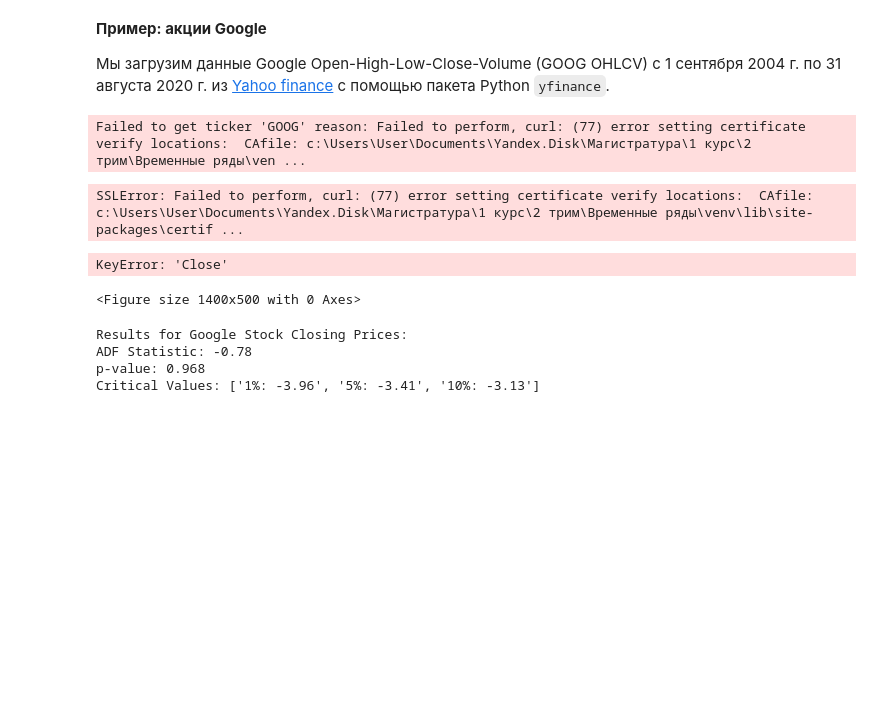
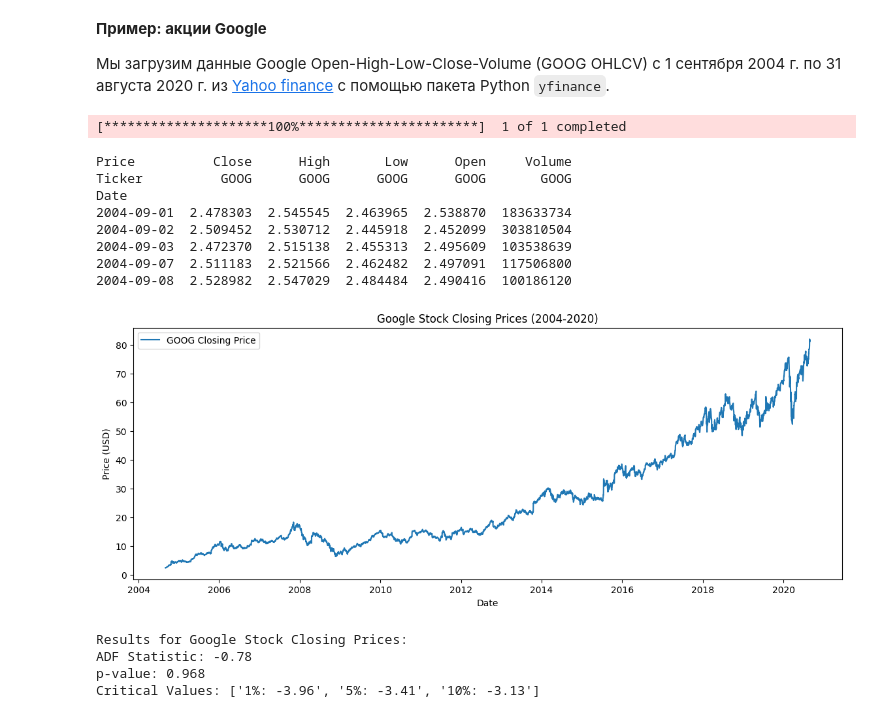
Before and after one commit to RinatHar/TimeSeries, a Jupyter notebook: 6 unit_root_hurst.ipynb, the cells around one changed output. Saved outputs shown, nothing was run; the diff lists cells and outputs as text; code cells hidden in the pictures; blank space fills up the shorter version.

```diff
--- a/6 unit_root_hurst.ipynb
+++ b/6 unit_root_hurst.ipynb
@@ -331,30 +329,30 @@ Critical Values: ['1%: -4.00', '5%: -3.43', '10%: -3.14']
 # %%
 import yfinance as yf
 
-def get_data(tickerSymbol, period, start, end):
+def get_data(ticker, start, end):
+    return yf.download(ticker, start=start, end=end)
 
-    # Get data on the ticker
-    tickerData = yf.Ticker(tickerSymbol)
-
-    # Get the historical prices for this ticker
-    tickerDf = tickerData.history(period=period, start=start, end=end)
-
-    return tickerDf
-
-data = get_data('GOOG', period='1d', start='2004-09-01', end='2020-08-31')
+data = get_data('GOOG', '2004-09-01', '2020-08-31')
+print(data.head())
 # %% [output]
-Failed to get ticker 'GOOG' reason: Failed to perform, curl: (77) error setting certificate verify locations:  CAfile: c:\Users\User\Documents\Yandex.Disk\Магистратура\1 курс\2 трим\Временные ряды\ven ...
+[*********************100%***********************]  1 of 1 completed
-SSLError: Failed to perform, curl: (77) error setting certificate verify locations:  CAfile: c:\Users\User\Documents\Yandex.Disk\Магистратура\1 курс\2 трим\Временные ряды\venv\lib\site-packages\certif ...
+Price          Close      High       Low      Open     Volume
+Ticker          GOOG      GOOG      GOOG      GOOG       GOOG
+Date
+2004-09-01  2.478303  2.545545  2.463965  2.538870  183633734
+2004-09-02  2.509452  2.530712  2.445918  2.452099  303810504
+2004-09-03  2.472370  2.515138  2.455313  2.495609  103538639
+2004-09-07  2.511183  2.521566  2.462482  2.497091  117506800
+2004-09-08  2.528982  2.547029  2.484484  2.490416  100186120
 # %%
 # Plotting the Closing Prices
 plt.figure(figsize=(14, 5))
-plt.plot(data['Close'], label='GOOG Closing Price')
+plt.plot(data, label='GOOG Closing Price')
 plt.title('Google Stock Closing Prices (2004-2020)')
 plt.xlabel('Date')
 plt.ylabel('Price (USD)')
 plt.legend();
 # %% [output]
-KeyError: 'Close'
-<Figure size 1400x500 with 0 Axes>
+[figure, added]
 # %%
 # Perform the ADF test
```
Also changed, not shown: parts of 20 cells of this notebook, 11 other files.
